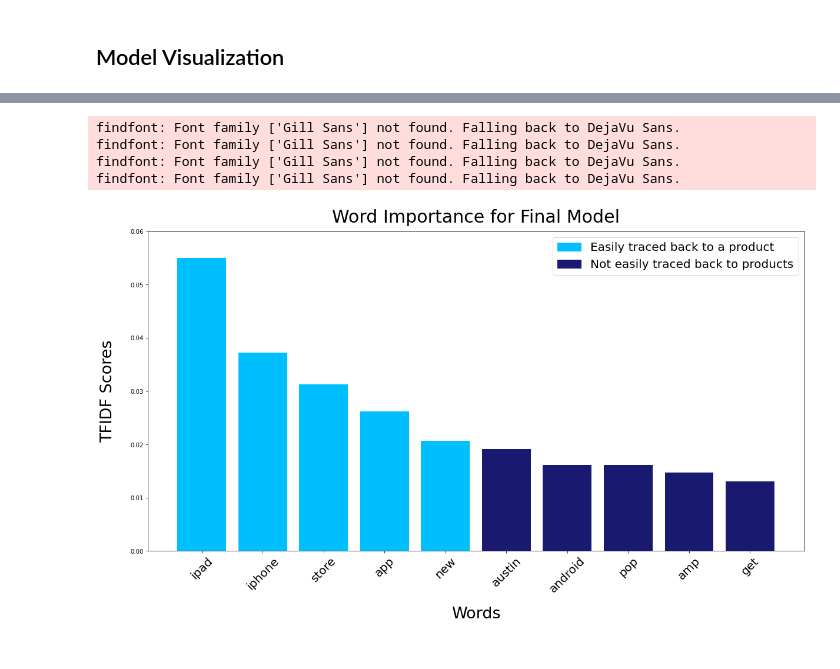
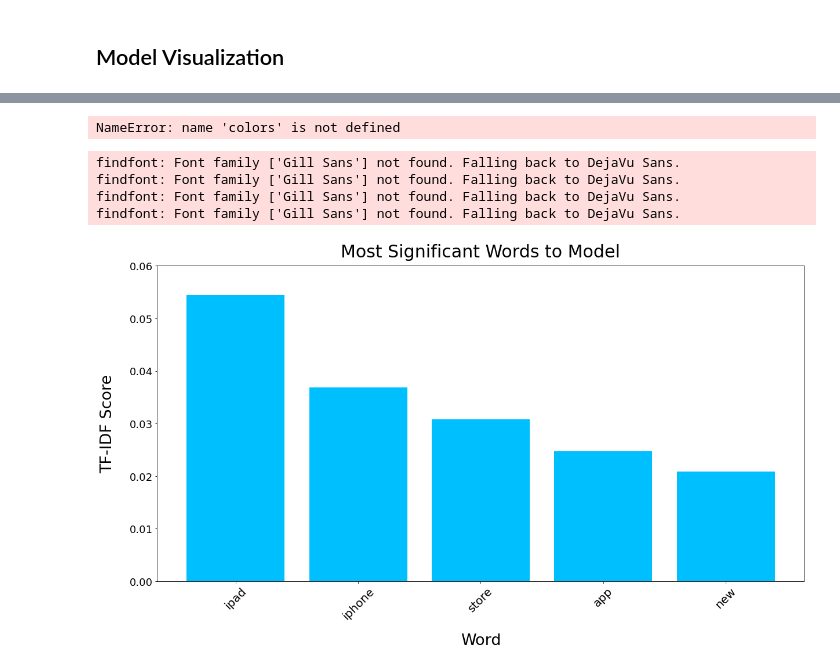
Before and after one commit to anita-camlic/Twitter_Sentiment_Analysis, a Jupyter notebook: simplified_notebook-Copy_for_viz.ipynb, the cells around one changed output, grey strips where cells are left out. Drawn from its saved outputs; the diff is of its cells as text; code cells hidden in the pictures.

Commit message:
Changed Visualization

```diff
--- a/simplified_notebook-Copy_for_viz.ipynb
+++ b/simplified_notebook-Copy_for_viz.ipynb
@@ -615,3 +611,37 @@ final_10_df
+# %%
+# Visualize word Importance
+
+# Create variables for chart
+important_words_x = final_10_df['word']
+words = final_10_df['tfidf_score']
+
+c = ['deepskyblue', 'deepskyblue','deepskyblue', 'deepskyblue',
+     'deepskyblue']
+
+# Change font family
+plt.rcParams.update({'font.family':'Gill Sans'})
+
+# Create bar chart
+fig, ax = plt.subplots(figsize = (20,10))
+bars = ax.bar(x = important_words_x, height = words,color= c)
+ax.set_xlabel('Word', fontsize=27, labelpad=20)
+ax.set_ylabel('TF-IDF Score', fontsize=27, labelpad=25)
+ax.set_title('Most Significant Words to Model', fontsize=30, pad=15)
+ax.tick_params(axis='y', labelsize=18)
+#ax.set_yticks(fontsize=12)
+ax.set_ylim(0, 0.060, 0.005)
+ax.set_xticks(important_words_x)
+ax.set_xticklabels(important_words_x, fontsize=20, rotation=45)
+labels = list(colors.keys())
+handles = [plt.Rectangle((0,0),1,1, color=colors[label]) for label in labels]
+plt.savefig('./Results/Final_Model_Top_10_Words_Transparent.jpg', bbox_inches='tight',transparent=True);
+# %% [output]
+NameError: name 'colors' is not defined
+findfont: Font family ['Gill Sans'] not found. Falling back to DejaVu Sans.
+findfont: Font family ['Gill Sans'] not found. Falling back to DejaVu Sans.
+findfont: Font family ['Gill Sans'] not found. Falling back to DejaVu Sans.
+findfont: Font family ['Gill Sans'] not found. Falling back to DejaVu Sans.
+[figure, added]
 # %%
 # Visualize word Importance
 
@@ -620,8 +650,7 @@ important_words_x = final_10_df['word']
 words = final_10_df['tfidf_score']
 
 c = ['deepskyblue', 'deepskyblue','deepskyblue', 'deepskyblue',
-     'deepskyblue', 'midnightblue', 'midnightblue', 'midnightblue', 'midnightblue',
-     'midnightblue']
+     'deepskyblue']
 
 # Change font family
 plt.rcParams.update({'font.family':'Gill Sans'})
@@ -629,21 +658,14 @@ plt.rcParams.update({'font.family':'Gill Sans'})
 # Create bar chart
 fig, ax = plt.subplots(figsize = (20,10))
 bars = ax.bar(x = important_words_x, height = words,color= c)
-ax.set_xlabel('Words', fontsize=27, labelpad=20)
-ax.set_ylabel('TFIDF Scores', fontsize=27, labelpad=25)
-ax.set_title('Word Importance for Final Model', fontsize=30, pad=15)
+ax.set_xlabel('Word', fontsize=27, labelpad=20)
+ax.set_ylabel('TF-IDF Score', fontsize=27, labelpad=25)
+ax.set_title('Most Significant Words to Model', fontsize=30, pad=15)
+ax.tick_params(axis='y', labelsize=18)
+#ax.set_yticks(fontsize=12)
 ax.set_ylim(0, 0.060, 0.005)
 ax.set_xticks(important_words_x)
 ax.set_xticklabels(important_words_x, fontsize=20, rotation=45)
-colors = {'Easily traced back to a product':'deepskyblue', 'Not easily traced back to products':'midnightblue'}
 labels = list(colors.keys())
 handles = [plt.Rectangle((0,0),1,1, color=colors[label]) for label in labels]
-#plt.legend(handles, labels)
-ax.legend(handles, labels,loc=0,prop={'size': 20})
-plt.savefig('./Results/Final_Model_Top_10_Words.jpg', bbox_inches='tight');
+plt.savefig('./Results/Final_Model_Top_10_Words_White_Background.jpg', bbox_inches='tight');
-# %% [output]
-findfont: Font family ['Gill Sans'] not found. Falling back to DejaVu Sans.
-findfont: Font family ['Gill Sans'] not found. Falling back to DejaVu Sans.
-findfont: Font family ['Gill Sans'] not found. Falling back to DejaVu Sans.
-findfont: Font family ['Gill Sans'] not found. Falling back to DejaVu Sans.
-[figure, removed]
```
Also changed, not shown: parts of 26 cells of this notebook, 2 other files.
